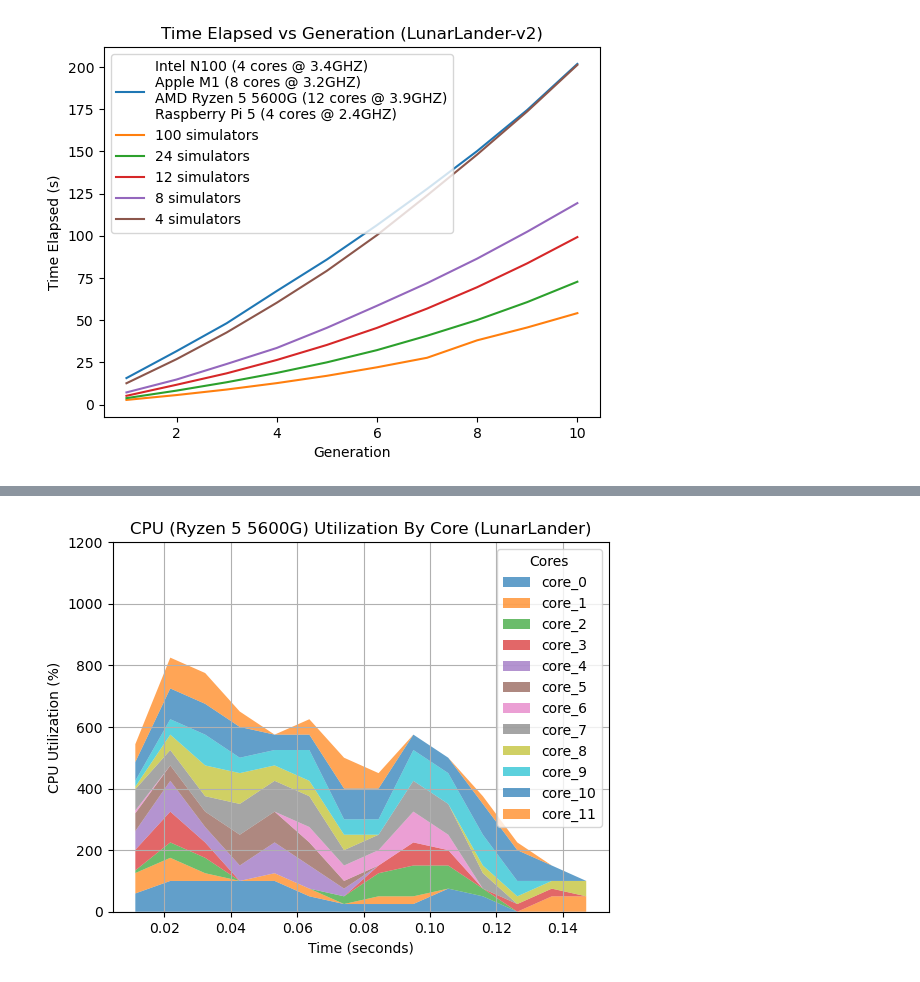
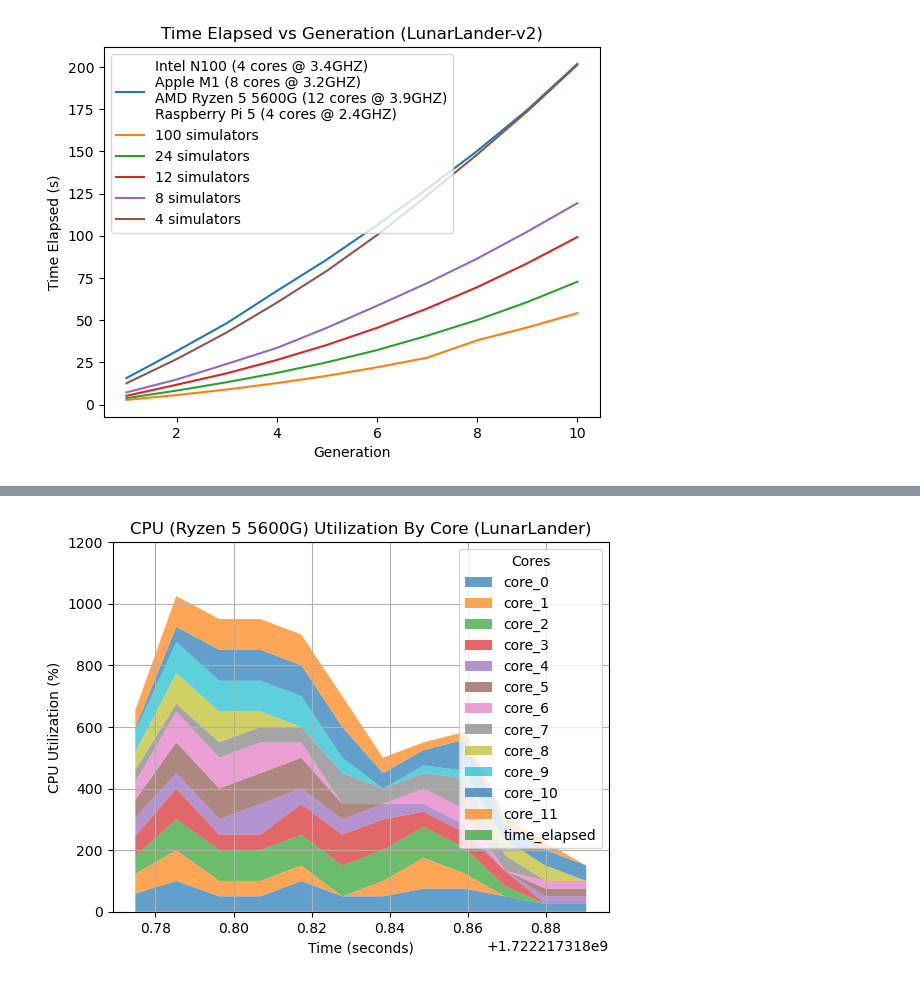
Before and after one commit to bmcnns/distributed-tpg, a Jupyter notebook: lunar_lander_early_benchmarks.ipynb, the cells around one changed output, grey strips where cells are left out. Cells and saved outputs as stored; diff of their text form; code cells hidden in the pictures.

```diff
--- a/lunar_lander_early_benchmarks.ipynb
+++ b/lunar_lander_early_benchmarks.ipynb
@@ -29,31 +69,33 @@ Text(0.5, 0, 'Generation')
 # %%
 # Load the CSV file into a DataFrame
 df = pd.read_csv('benchmarking/cpu_utilization.csv')
+
+df['time_elapsed'] = df['time'] - df['time'].min()
 
 # Apply smoothing to the data
 window_size = 2  # Number of points to average in moving average
 df_smooth = df.copy()
 
 # Apply moving average to each core's data
 for column in df.columns[1:]:  # Skip the 'time' column
     df_smooth[column] = df[column].rolling(window=window_size, center=False).mean()
 
 plt.ylim(0, 1200)
 
 # Generate the stacked area plot
 plt.stackplot(df_smooth['time'],
               [df_smooth[column] for column in df_smooth.columns[1:]],
               labels=df_smooth.columns[1:],
               alpha=0.7)
 
 plt.xlabel('Time (seconds)')
 plt.ylabel('CPU Utilization (%)')
 plt.title('CPU (Ryzen 5 5600G) Utilization By Core (LunarLander)')
 plt.legend(title='Cores')
 plt.grid(True)
 plt.show()
 # %% [output]
-[figure, old version]
+[figure, new version]
 # %%
 ip = "192.168.4.203"
 duckdb.sql("INSTALL postgres;")
```
Also changed, not shown: parts of 4 cells of this notebook, 3 other files.
